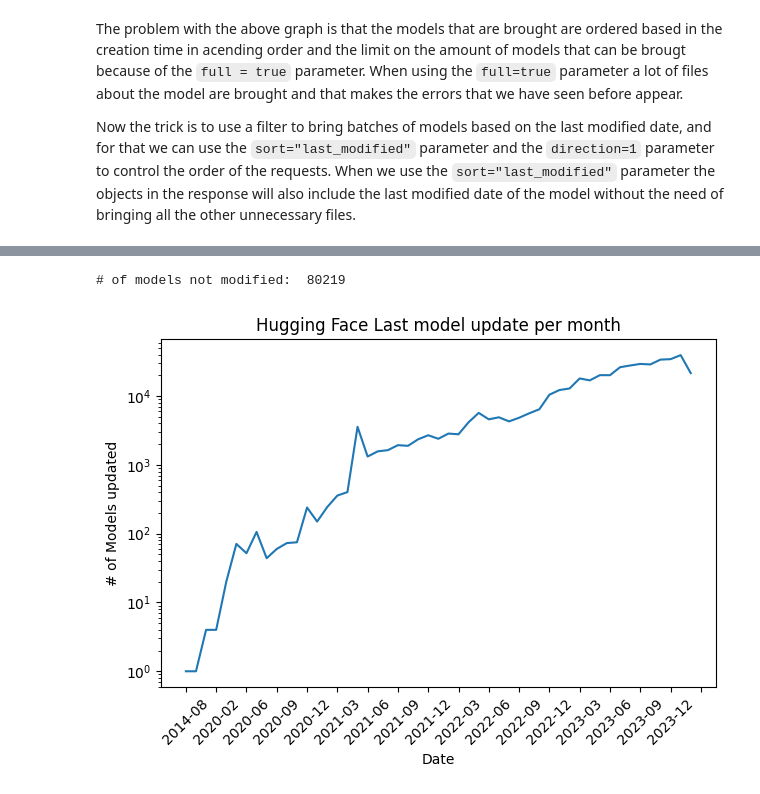
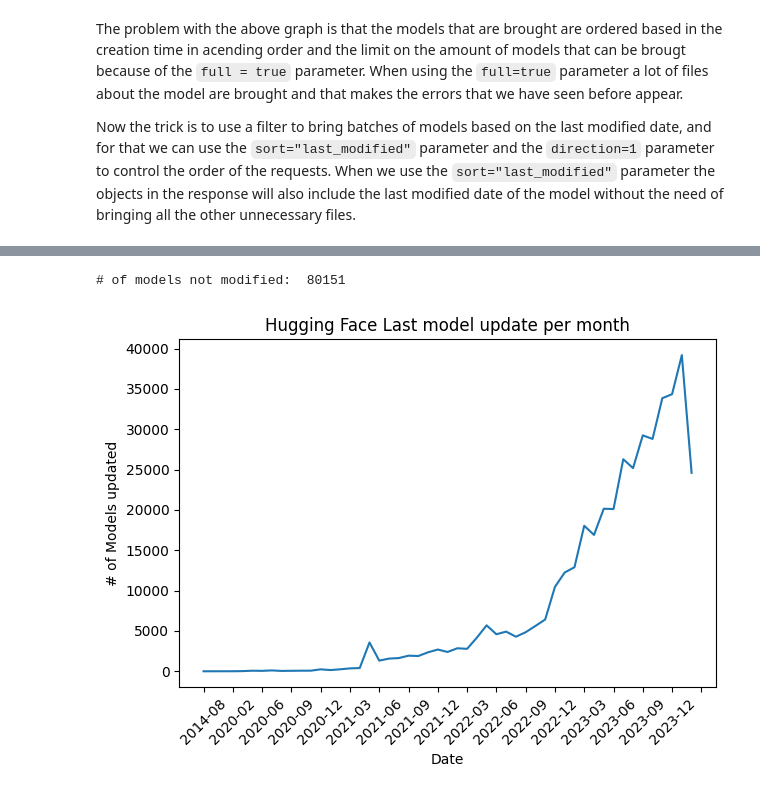
Before and after one commit to zbmed-semtec/mlentory-etl-pipeline, a Jupyter notebook: Playground/HF_metadata_tests.ipynb, the cells around one changed output, grey strips where cells are left out. Saved outputs shown, nothing was run; the diff lists cells and outputs as text; code cells hidden in the pictures.

```diff
--- a/Playground/HF_metadata_tests.ipynb
+++ b/Playground/HF_metadata_tests.ipynb
@@ -429,19 +477,19 @@ for date, count in sorted_daily_counts_dict:
 # %%
 import matplotlib.ticker as mtick
 
 print("# of models not modified: ", number_of_models_not_modified)
 plt.plot(dates, daily_counts_list)
 plt.xlabel('Date')
 plt.ylabel('# of Models updated')
 plt.title('Hugging Face Last model update per month')
 plt.xticks(rotation=45)
 ax = plt.gca()
 ax.xaxis.set_major_locator(mtick.MultipleLocator(3))
 
-plt.yscale('log')
+# plt.yscale('log')
 
 plt.tight_layout()
 plt.show()
 # %% [output]
-# of models not modified:  80219
+# of models not modified:  80151
-[figure, old version]
+[figure, new version]
```
Also changed, not shown: parts of 12 cells of this notebook.
